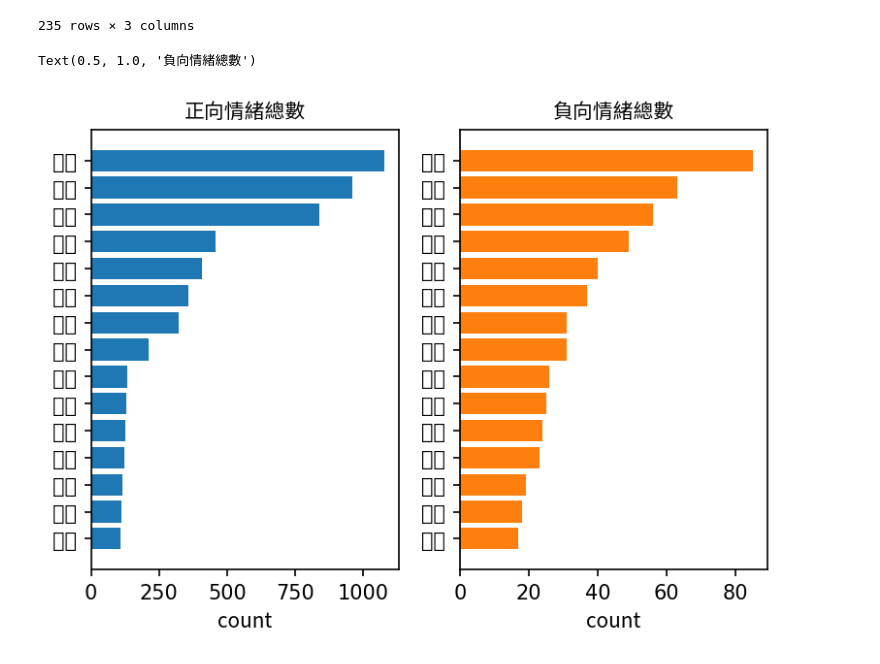
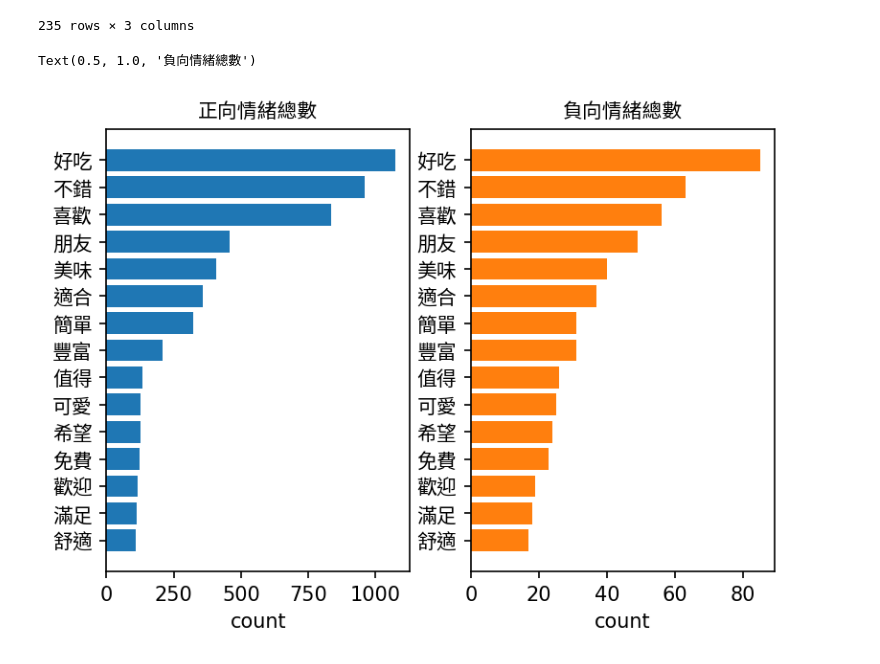
Before and after one commit to Text-Analytics-and-Retrieval/SMA_2023S, a Jupyter notebook: week4_sentiment_analysis/week4_sentiment_zh.ipynb, the cells around one changed output. Cells and saved outputs as stored; diff of their text form; code cells hidden in the pictures.

```diff
--- a/week4_sentiment_analysis/week4_sentiment_zh.ipynb
+++ b/week4_sentiment_analysis/week4_sentiment_zh.ipynb
@@ -377,21 +377,24 @@ word_of_neg
 # %%
 pos = word_count[word_count['sentiments']=='positive'].sort_values(['size'],ascending=True)
 pos = pos[-15:]
 neg = word_count[word_count['sentiments']=='negative'].sort_values(['size'],ascending=True)
 neg = neg[-15:]
 fig, ax = plt.subplots(1,2)
 
 ax[0].barh(pos['word'],
            pos['size'],
            color = colors[0]
            )
 ax[0].set_xlabel('count')
-ax[0].set_title('正向情緒總數')
+ax[0].set_yticklabels(pos['word'], fontproperties=fprop)
+ax[0].set_title('正向情緒總數',fontproperties=fprop)
+
 ax[1].barh(neg['word'],
            neg['size'],
            color = colors[1])
-ax[1].set_xlabel('count', fontproperties=fprop)
+ax[1].set_xlabel('count')
+ax[1].set_yticklabels(pos['word'], fontproperties=fprop)
 ax[1].set_title('負向情緒總數', fontproperties=fprop)
 # %% [output]
 Text(0.5, 1.0, '負向情緒總數')
-[figure, old version]
+[figure, new version]
```
Also changed, not shown: parts of 19 cells of this notebook, 2 other files.
